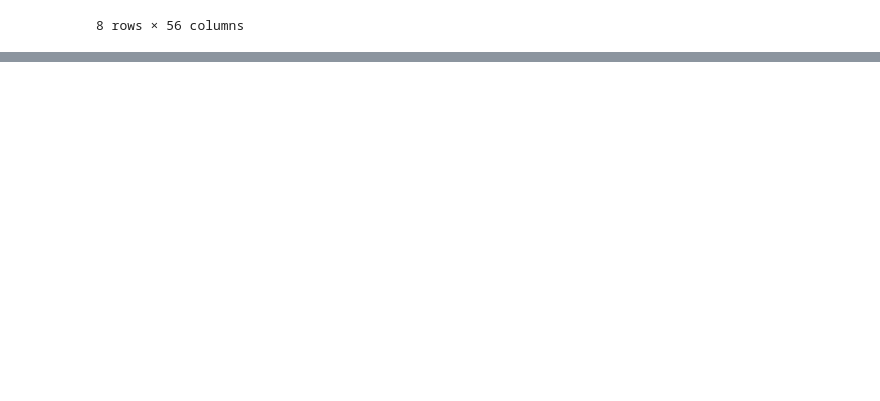
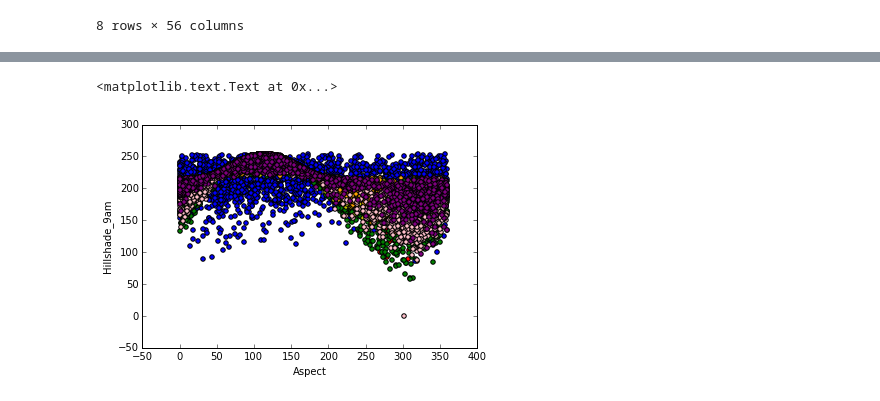
Before and after one commit to rshipskind/forest_cover_type_prediction, a Jupyter notebook: forest_exploration.ipynb, the cells around one changed output, grey strips where cells are left out. Saved outputs shown, nothing was run; the diff lists cells and outputs as text; code cells hidden in the pictures; blank space fills up the shorter version.

```diff
--- a/forest_exploration.ipynb
+++ b/forest_exploration.ipynb
@@ -125,0 +87,13 @@ train_set.corr()
+# %%
+plt.scatter(spruce.Aspect, spruce.Hillshade_9am, c = 'r')
+plt.scatter(lodgepoll.Aspect, spruce.Hillshade_9am, c = 'b')
+plt.scatter(ponderosa.Aspect, ponderosa.Hillshade_9am, c = 'g')
+plt.scatter(cottonwood.Aspect, cottonwood.Hillshade_9am, c = 'y')
+plt.scatter(aspen.Aspect, aspen.Hillshade_9am, c = 'orange')
+plt.scatter(douglas.Aspect, douglas.Hillshade_9am, c = 'pink')
+plt.scatter(krummholz.Aspect, krummholz.Hillshade_9am, c = 'purple')
+plt.xlabel('Aspect')
+plt.ylabel('Hillshade_9am')
+# %% [output]
+<matplotlib.text.Text at 0x...>
+[figure, added]
```
Also changed, not shown: parts of 12 cells of this notebook, 1 other file.
